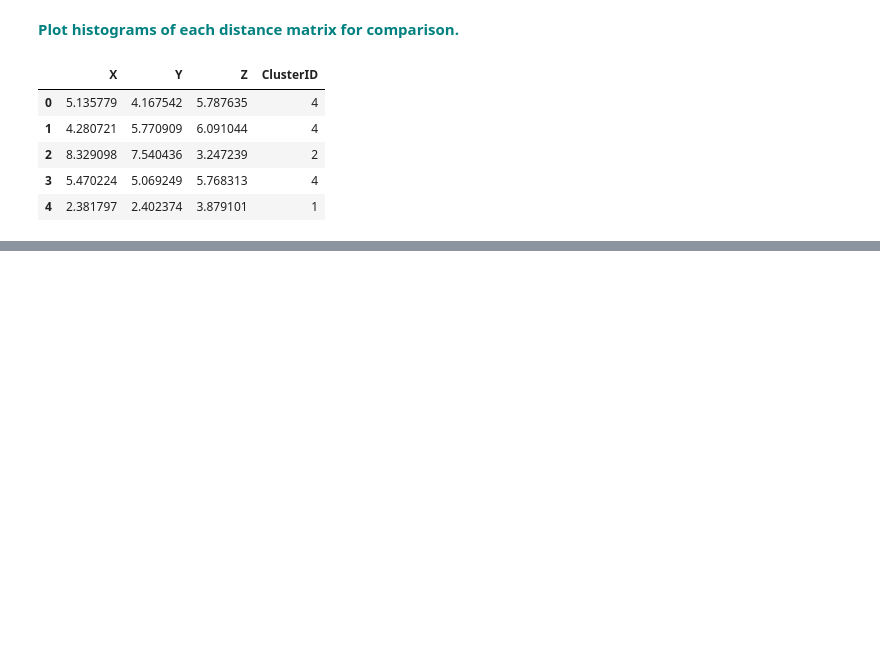
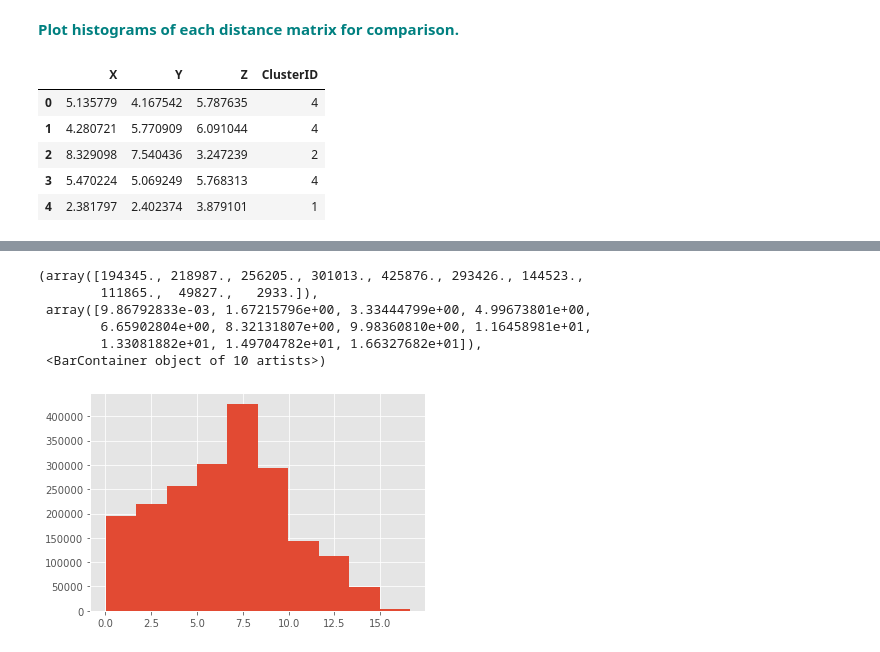
Before and after one commit to Ha11ie/AirBnBRoom, a Jupyter notebook: 15.2.2/Euclidean_and_Manhattan_Distances_Case_Study.ipynb, the cells around one changed output, grey strips where cells are left out. Drawn from its saved outputs; the diff is of its cells as text; code cells hidden in the pictures; blank space fills up the shorter version.

```diff
--- a/15.2.2/Euclidean_and_Manhattan_Distances_Case_Study.ipynb
+++ b/15.2.2/Euclidean_and_Manhattan_Distances_Case_Study.ipynb
@@ -112,0 +100,10 @@ hist = df.hist(bins=3)
+# %%
+plt.hist(DistManhattan)
+# %% [output]
+(array([194345., 218987., 256205., 301013., 425876., 293426., 144523.,
+        111865.,  49827.,   2933.]),
+ array([9.86792833e-03, 1.67215796e+00, 3.33444799e+00, 4.99673801e+00,
+        6.65902804e+00, 8.32131807e+00, 9.98360810e+00, 1.16458981e+01,
+        1.33081882e+01, 1.49704782e+01, 1.66327682e+01]),
+ <BarContainer object of 10 artists>)
+[figure, added]
```
Also changed, not shown: parts of 4 cells of this notebook.
